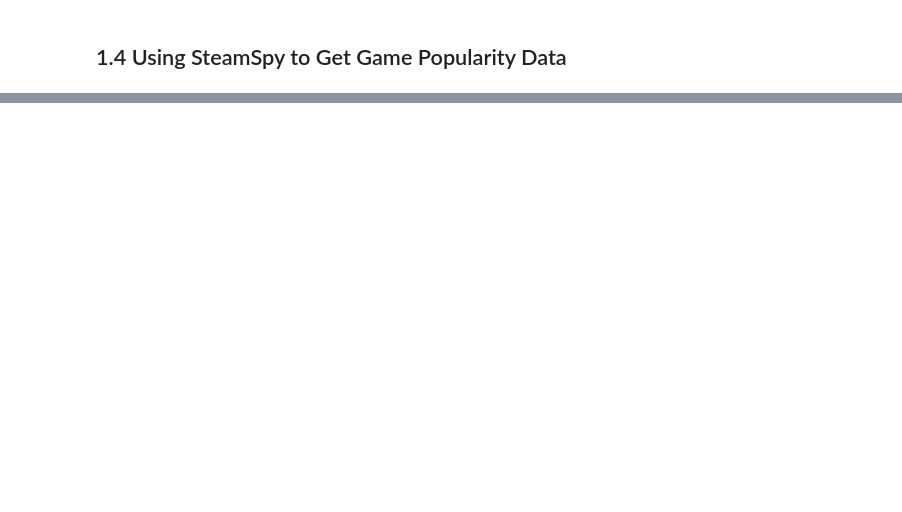
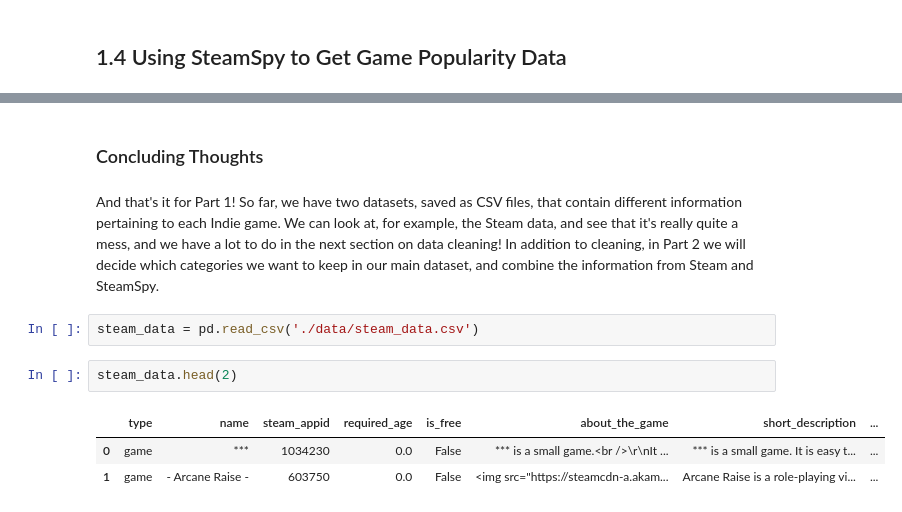
Before and after one commit to argwood/IndieP, a Jupyter notebook: IndieP_Data_Collection.ipynb, the cells around one changed output, grey strips where cells are left out. Drawn from its saved outputs; the diff is of its cells as text; blank space fills up the shorter version.

Commit message:
completed data collection notebook

```diff
--- a/IndieP_Data_Collection.ipynb
+++ b/IndieP_Data_Collection.ipynb
@@ -377,0 +418,12 @@ parse_steamspy_request(603750, 'test')
+# %% [markdown]
+### Concluding Thoughts
+# %% [markdown]
+And that's it for Part 1! So far, we have two datasets, saved as CSV files, that contain different information pertaining to each Indie game. We can look at, for example, the Steam data, and see that it's really quite a mess, and we have a lot to do in the next section on data cleaning! In addition to cleaning, in Part 2 we will decide which categories we want to keep in our main dataset, and combine the information from Steam and SteamSpy.
+# %%
+steam_data = pd.read_csv('./data/steam_data.csv')
+# %%
+steam_data.head(2)
+# %% [output]
+|  | type | name | steam_appid | required_age | is_free | about_the_game | short_description | ... |
+| 0 | game | *** | 1034230 | 0.0 | False | *** is a small game.<br />\r\nIt ... | *** is a small game. It is easy t... | ... |
+| 1 | game | - Arcane Raise - | 603750 | 0.0 | False | <img src="https://steamcdn-a.akam... | Arcane Raise is a role-playing vi... | ... |
```
Also changed, not shown: parts of 24 cells of this notebook, 2 other files.
